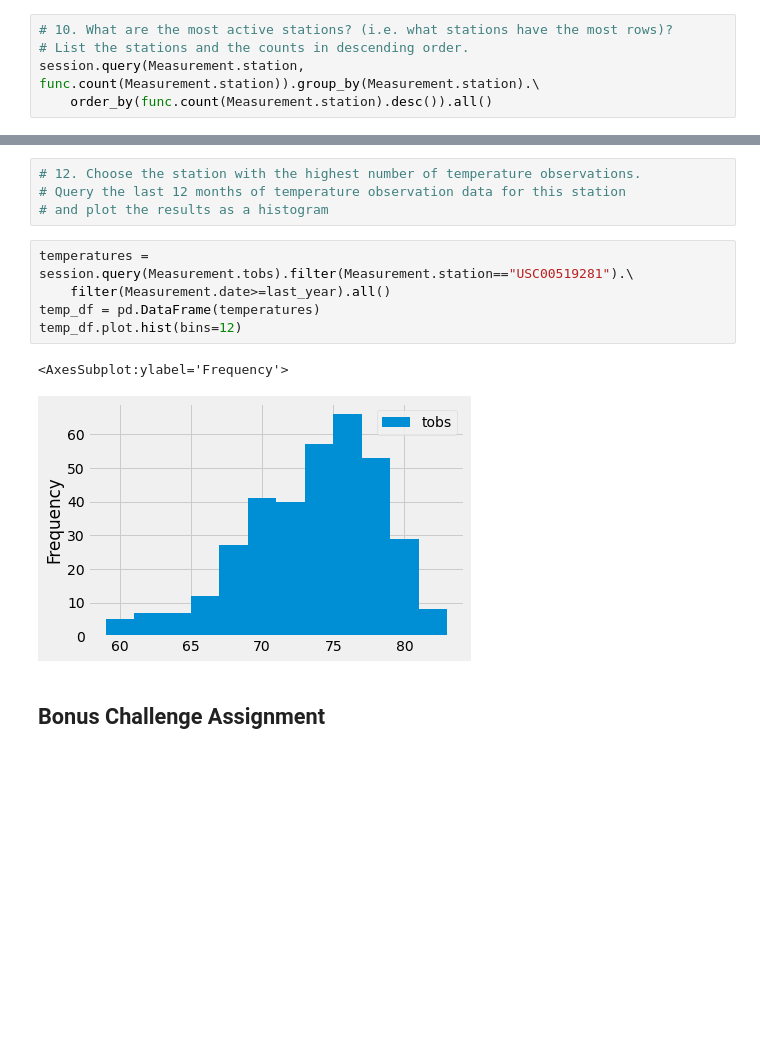
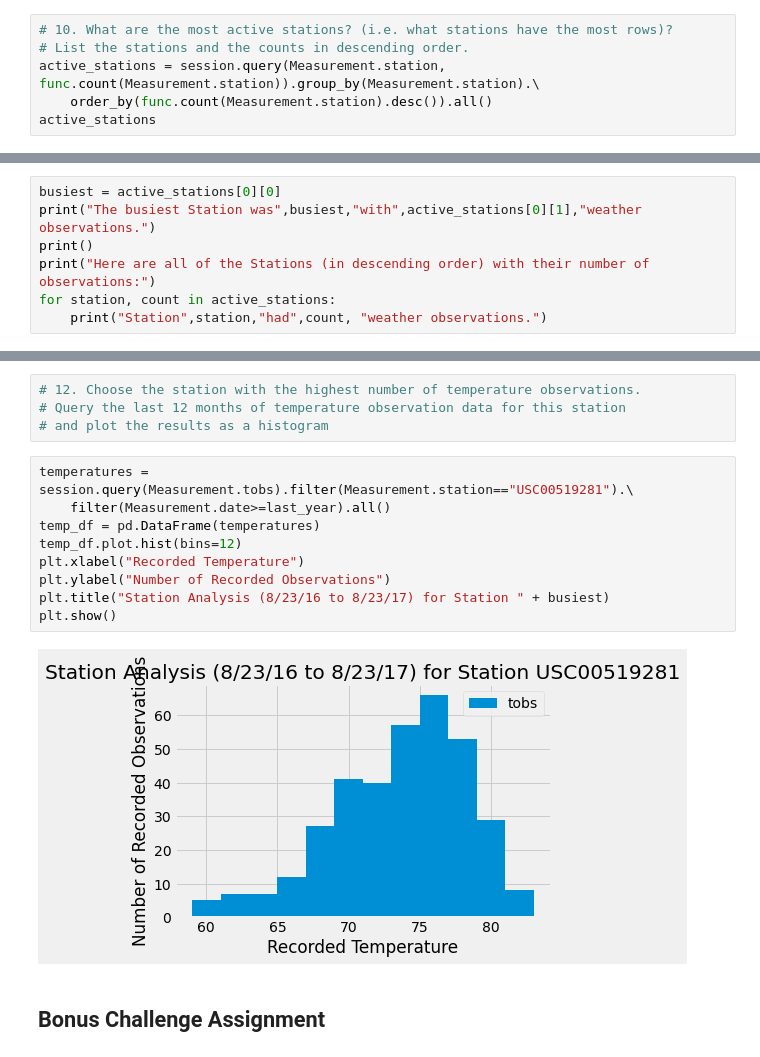
Before and after one commit to abgarberpaul/Weather-sqlalchemy-challenge, a Jupyter notebook: climate_starter.ipynb, the cells around one changed output, grey strips where cells are left out. Drawn from its saved outputs; the diff is of its cells as text; blank space fills up the shorter version.

```diff
--- a/climate_starter.ipynb
+++ b/climate_starter.ipynb
@@ -221,8 +223,9 @@ session.query(func.count(Station.station)).all()
 # %%
 # 10. What are the most active stations? (i.e. what stations have the most rows)?
 # List the stations and the counts in descending order.
-session.query(Measurement.station, func.count(Measurement.station)).group_by(Measurement.station).\
+active_stations = session.query(Measurement.station, func.count(Measurement.station)).group_by(Measurement.station).\
     order_by(func.count(Measurement.station).desc()).all()
+active_stations
 # %% [output]
 [('USC00519281', 2772),
  ('USC00519397', 2724),
@@ -233,3 +236,10 @@ session.query(Measurement.station, func.count(Measurement.station)).group_by(Mea
  ('USC00511918', 1979),
  ('USC00517948', 1372),
  ('USC00518838', 511)]
+# %%
+busiest = active_stations[0][0]
+print("The busiest Station was",busiest,"with",active_stations[0][1],"weather observations.")
+print()
+print("Here are all of the Stations (in descending order) with their number of observations:")
+for station, count in active_stations:
+    print("Station",station,"had",count, "weather observations.")
@@ -247,11 +270,14 @@ session.query(func.min(Measurement.tobs), func.max(Measurement.tobs), func.avg(M
 # %%
 temperatures = session.query(Measurement.tobs).filter(Measurement.station=="USC00519281").\
     filter(Measurement.date>=last_year).all()
 temp_df = pd.DataFrame(temperatures)
 temp_df.plot.hist(bins=12)
+plt.xlabel("Recorded Temperature")
+plt.ylabel("Number of Recorded Observations")
+plt.title("Station Analysis (8/23/16 to 8/23/17) for Station " + busiest)
+plt.show()
 # %% [output]
-<AxesSubplot:ylabel='Frequency'>
-[figure, old version]
+[figure, new version]
 # %% [markdown]
 ## Bonus Challenge Assignment
 # %%
```
Also changed, not shown: parts of 29 cells of this notebook, 1 other file.
